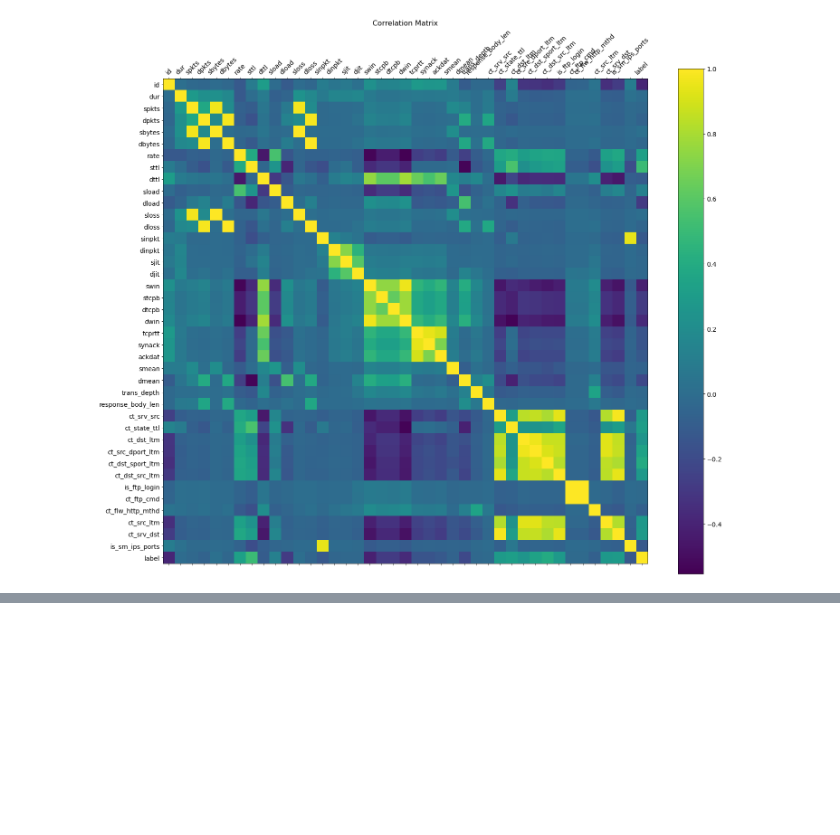
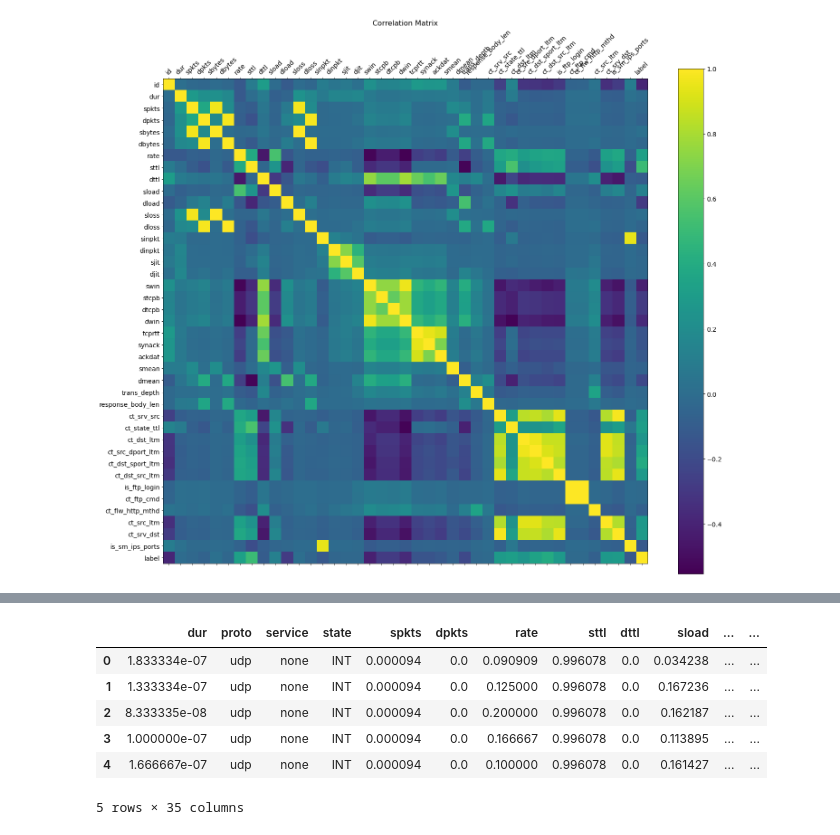
Before and after one commit to cwperks/EAI6980, a Jupyter notebook: Final Project.ipynb, the cells around one changed output, grey strips where cells are left out. Drawn from its saved outputs; the diff is of its cells as text; code cells hidden in the pictures; blank space fills up the shorter version.

```diff
--- a/Final Project.ipynb
+++ b/Final Project.ipynb
@@ -102,0 +229,3 @@ df
+# %%
+num_col = [col for col in df.columns if col not in ['label', 'proto', 'service', 'state']]
+num_col
@@ -102,0 +250,16 @@ df
+# %%
+from sklearn.preprocessing import MinMaxScaler
+
+scaler = MinMaxScaler()
+scaler = scaler.fit(df[num_col])
+df[num_col] = scaler.transform(df[num_col])
+# %%
+df.head()
+# %% [output]
+|  | dur | proto | service | state | spkts | dpkts | rate | sttl | dttl | sload | ... | ... |
+| 0 | 1.833334e-07 | udp | none | INT | 0.000094 | 0.0 | 0.090909 | 0.996078 | 0.0 | 0.034238 | ... | ... |
+| 1 | 1.333334e-07 | udp | none | INT | 0.000094 | 0.0 | 0.125000 | 0.996078 | 0.0 | 0.167236 | ... | ... |
+| 2 | 8.333335e-08 | udp | none | INT | 0.000094 | 0.0 | 0.200000 | 0.996078 | 0.0 | 0.162187 | ... | ... |
+| 3 | 1.000000e-07 | udp | none | INT | 0.000094 | 0.0 | 0.166667 | 0.996078 | 0.0 | 0.113895 | ... | ... |
+| 4 | 1.666667e-07 | udp | none | INT | 0.000094 | 0.0 | 0.100000 | 0.996078 | 0.0 | 0.161427 | ... | ... |
+5 rows × 35 columns
```
Also changed, not shown: parts of 19 cells of this notebook, 2 other files.
